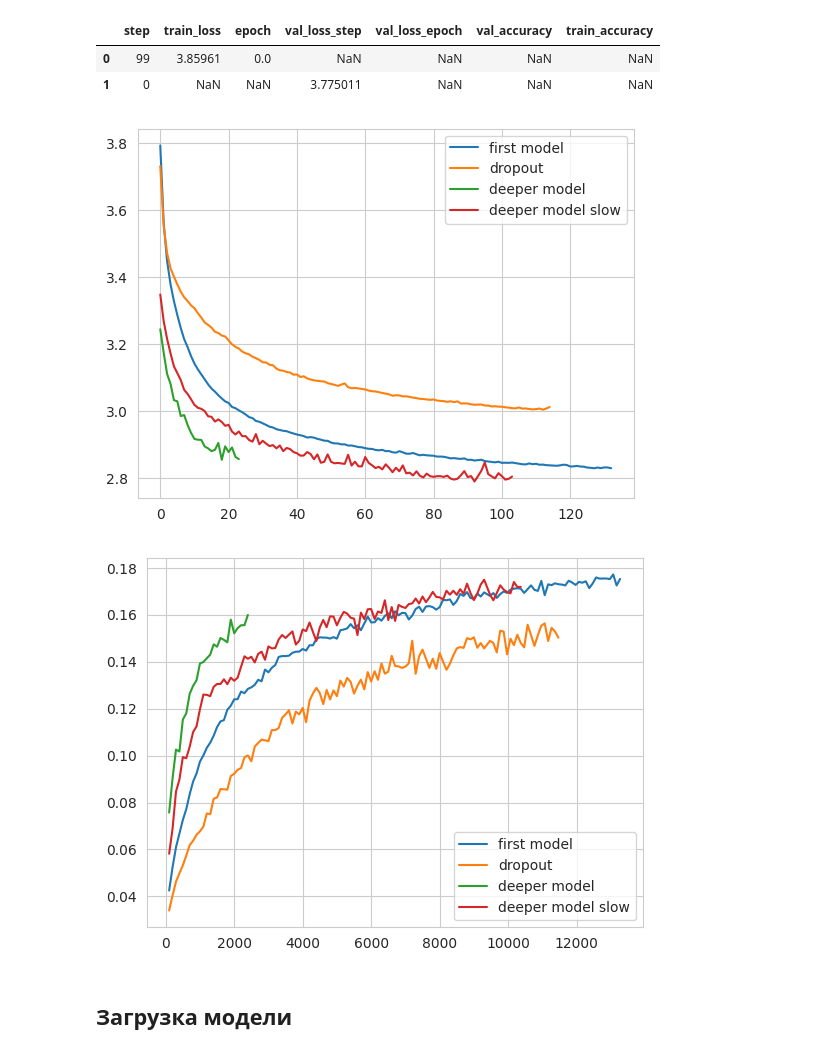
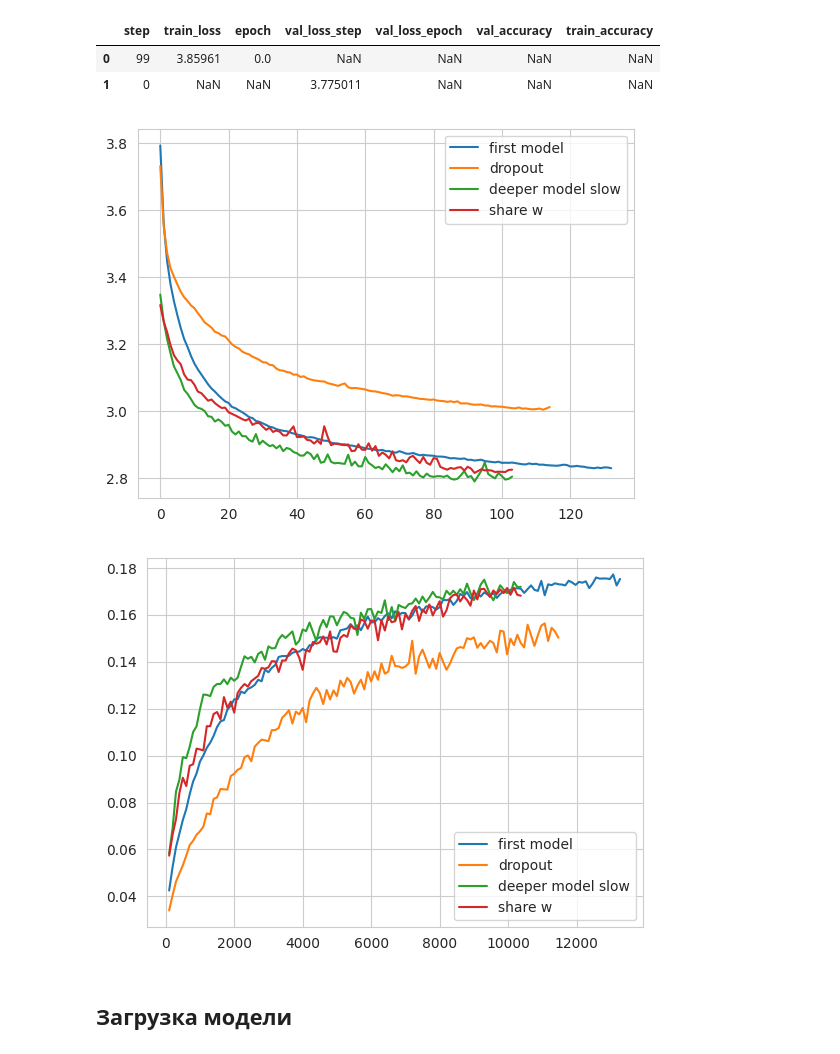
Before and after one commit to roma1n/hh-recsys-cometition, a Jupyter notebook: notebooks/model_application.ipynb, the cells around one changed output. Cells and saved outputs as stored; diff of their text form; code cells hidden in the pictures.

Commit message:
shared weights dssm, score = 0.07365

```diff
--- a/notebooks/model_application.ipynb
+++ b/notebooks/model_application.ipynb
@@ -25,45 +25,43 @@ val_loss['g'] = val_loss['step'] // 100
 val_loss = val_loss.groupby('g')['val_loss_epoch'].mean()
 plt.plot(val_loss.index, val_loss, label='dropout')
 
-
-metrics = pd.read_csv('../logs/lightning_logs/version_32/metrics.csv')
-val_loss = metrics[['step', 'val_loss_epoch']].dropna()
-val_loss['g'] = val_loss['step'] // 100
-val_loss = val_loss.groupby('g')['val_loss_epoch'].mean()
-plt.plot(val_loss.index, val_loss, label='deeper model')
-
-
 metrics = pd.read_csv('../logs/lightning_logs/version_33/metrics.csv')
 val_loss = metrics[['step', 'val_loss_epoch']].dropna()
 val_loss['g'] = val_loss['step'] // 100
 val_loss = val_loss.groupby('g')['val_loss_epoch'].mean()
 plt.plot(val_loss.index, val_loss, label='deeper model slow')
 
+metrics = pd.read_csv('../logs/lightning_logs/version_35/metrics.csv')
+val_loss = metrics[['step', 'val_loss_epoch']].dropna()
+val_loss['g'] = val_loss['step'] // 100
+val_loss = val_loss.groupby('g')['val_loss_epoch'].mean()
+plt.plot(val_loss.index, val_loss, label='share w')
+
 plt.legend()
 plt.show()
 # %% [output]
-[figure, old version]
+[figure, new version]
 # %%
 metrics = pd.read_csv('../logs/lightning_logs/version_18/metrics.csv')
 val_accuracy = metrics[['epoch', 'step', 'val_accuracy']].dropna()
 plt.plot(val_accuracy['step'], val_accuracy['val_accuracy'], label='first model')
 
 metrics = pd.read_csv('../logs/lightning_logs/version_24/metrics.csv')
 val_accuracy = metrics[['epoch', 'step', 'val_accuracy']].dropna()
 plt.plot(val_accuracy['step'], val_accuracy['val_accuracy'], label='dropout')
 
-metrics = pd.read_csv('../logs/lightning_logs/version_32/metrics.csv')
-val_accuracy = metrics[['epoch', 'step', 'val_accuracy']].dropna()
-plt.plot(val_accuracy['step'], val_accuracy['val_accuracy'], label='deeper model')
-
 metrics = pd.read_csv('../logs/lightning_logs/version_33/metrics.csv')
 val_accuracy = metrics[['epoch', 'step', 'val_accuracy']].dropna()
 plt.plot(val_accuracy['step'], val_accuracy['val_accuracy'], label='deeper model slow')
 
+metrics = pd.read_csv('../logs/lightning_logs/version_35/metrics.csv')
+val_accuracy = metrics[['epoch', 'step', 'val_accuracy']].dropna()
+plt.plot(val_accuracy['step'], val_accuracy['val_accuracy'], label='share w')
+
 plt.legend()
 plt.show()
 # %% [output]
-[figure, old version]
+[figure, new version]
 # %% [markdown]
 ## Загрузка модели
 # %%
```
Also changed, not shown: parts of 2 cells of this notebook, 9 other files.
